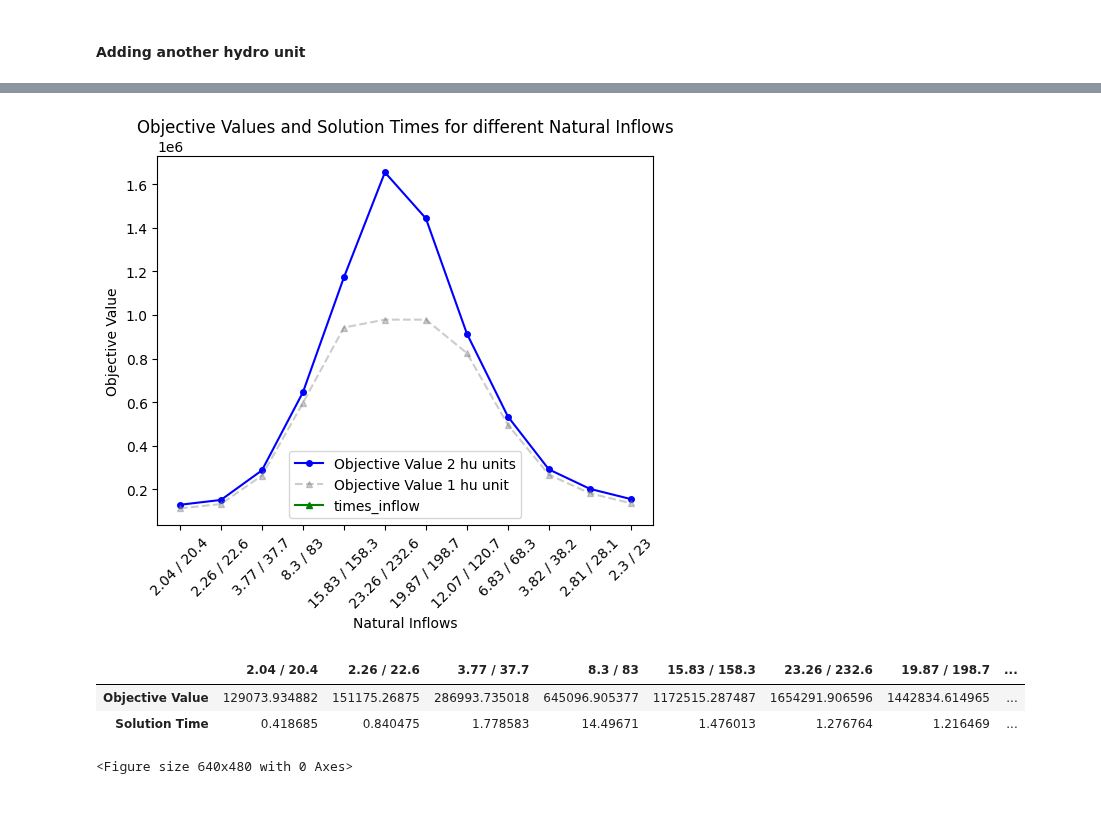
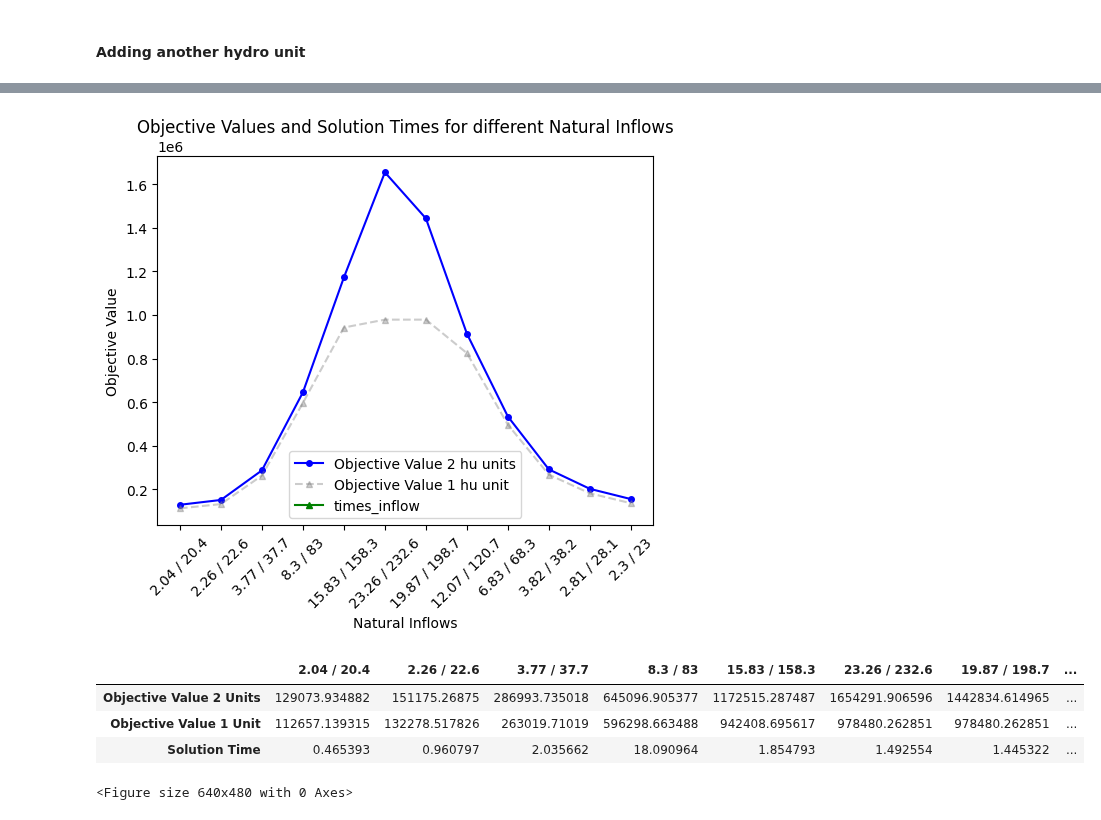
Before and after one commit to FredericWeiss/Seminar-Thesis, a Jupyter notebook: psh.ipynb, the cells around one changed output, grey strips where cells are left out. Cells and saved outputs as stored; diff of their text form; code cells hidden in the pictures.

```diff
--- a/psh.ipynb
+++ b/psh.ipynb
@@ -1268,8 +1215,8 @@ inflow_sensitivity
 <Figure size 640x480 with 0 Axes>
 # %%
 fig, ax = plt.subplots(figsize=(10,6))
-for i in range(len(net_power)):
-    ax.plot(psh_inflow.periods+1, net_power[i], label=x_labels[i])
+for i in range(len(net_power_inflow)):
+    ax.plot(psh_inflow.periods+1, net_power_inflow[i], label=x_labels[i])
 
 ax.set_title('Sensitivity of the Results based on Natural Inflows')
 ax.set_xlabel('Periods')
@@ -1282,4 +1229,6 @@ ax.set_position([box.x0, box.y0, box.width * 0.8, box.height])
 
 # Put a legend to the right of the current axis
 ax.legend(loc='center left', bbox_to_anchor=(1, 0.5))
+
+plt.savefig('Images/inflow_sensitivity.png')
 # %% [output]
@@ -1289,8 +1237,8 @@ ax.legend(loc='center left', bbox_to_anchor=(1, 0.5))
 #### Varying the spillage
 # %%
 # Defining empty lists
-objectice_values = []
-times = []
+objectice_values_spillage = []
+times_spillage = []
 
 # Defining values for the sensitvity analysis
 spillages = np.arange(0,6,1)
@@ -1320,8 +1268,8 @@ for spillage in spillages:
     psh_spillage.solve_model()
 
     # Saving the Results
-    objectice_values.append(psh_spillage.objective_value)
-    times.append(psh_spillage.solve_details.time)
+    objectice_values_spillage.append(psh_spillage.objective_value)
+    times_spillage.append(psh_spillage.solve_details.time)
 
     # Checking if the pumping capabilities of the pumped-storage units are used
     pumping_state = [psh_spillage.ps_state_pump[i,k,t].solution_value for i in psh_spillage.reservoirs for k in psh_spillage.ps_affiliation[i] for t in psh_spillage.periods]
@@ -1330,7 +1278,7 @@ for spillage in spillages:
 # Plotting the results
 fig, ax = plt.subplots()
 
-ax.plot(spillages, objectice_values, marker='o', markersize=4, label='Objective Value', color='blue')
+ax.plot(spillages, objectice_values_spillage, marker='o', markersize=4, label='Objective Value', color='blue')
 
 ax.set_title('Objective Values and Solution Times for different Spillages')
 ax.set_ylabel('Objective Value')
@@ -1345,8 +1293,8 @@ plt.show()
 plt.savefig('Images/spillage.png')
 
 # Showing the results in a table
-spillage_sensitivity = pd.DataFrame(index=['Objective Value', 'Solution Time'], columns=spillages)
-spillage_sensitivity.loc['Objective Value':,] = objectice_values
-spillage_sensitivity.loc['Solution Time':,] = times
-spillage_sensitivity
+sensitivity_spillage = pd.DataFrame(index=['Objective Value', 'Solution Time'], columns=spillages)
+sensitivity_spillage.loc['Objective Value':,] = objectice_values_spillage
+sensitivity_spillage.loc['Solution Time':,] = times_spillage
+sensitivity_spillage
 # %% [output]
@@ -1358,7 +1306,7 @@ spillage_sensitivity
 # %%
 print('Increase in objective values when decreasing the spillage:')
 for i in range(5,0,-1):
-    increase = spillage_sensitivity.loc['Objective Value',i-1] - spillage_sensitivity.loc['Objective Value',i]
+    increase = sensitivity_spillage.loc['Objective Value',i-1] - sensitivity_spillage.loc['Objective Value',i]
     print(f'{i}->{i-1}: {increase}')
 # %% [output]
 Increase in objective values when decreasing the spillage:
@@ -1513,8 +1457,7 @@ The objective vaues is 671303.4742176066 €
 # %%
 # Defining empty lists
 objective_values_inflow_unit = []
-times = []
-net_power = []
+times_inflow_unit = []
 
 # Defining values für the sensitivity analysis
 inflows_lower = [20.4, 22.6, 37.7, 83, 158.3, 232.6, 198.7, 120.7, 68.3, 38.2, 28.1, 23] # From hydrological data from nasir et al
@@ -1536,7 +1479,7 @@ for i in range(len(inflows_lower)):
     # Saving the results
     try:
         objective_values_inflow_unit.append(psh_unit.objective_value)
-        times.append(psh_unit.solve_details.time)
+        times_inflow_unit.append(psh_unit.solve_details.time)
 
     except:
 
@@ -1556,41 +1499,43 @@ for i in range(len(inflows_lower)):
 
         # Saving the results
         objective_values_inflow_unit.append(psh_unit.objective_value)
-        times.append(psh_unit.solve_details.time)
+        times_inflow_unit.append(psh_unit.solve_details.time)
 
 
 # Plotting the results
 fig, ax = plt.subplots()
 
 # Defining the x labels as combination from the inflows by the upper and lower reservoirs
 x_labels = [f'{round(inflows_upper[n],2)} / {round(inflows_lower[n],2)}' for n in range(len(inflows_lower))]
 
 ax.plot(np.arange(12), objective_values_inflow_unit, marker='o', markersize=4, label='Objective Value 2 hu units', color='blue')
 ax.plot(np.arange(12), objective_values_inflow, marker='^', markersize=4, label='Objective Value 1 hu unit', color='gray', alpha=0.4, linestyle='--')
 
 ax.set_title('Objective Values and Solution Times for different Natural Inflows')
 ax.set_ylabel('Objective Value')
 ax.set_xlabel('Natural Inflows')
 ax2.set_ylabel('Solution Time')
 ax.set_xticks(np.arange(12))
 ax.set_xticklabels(x_labels)
 ax.tick_params(axis='x', labelrotation=45)
 
 lines = ax.get_lines() + ax2.get_lines()
 labels = [line.get_label() for line in lines]
 ax.legend(lines, labels)
 
 plt.show()
-plt.savefig('Images/inflows.png')
+plt.savefig('Images/inflows_units.png')
 
 # Showing the results in a table
-inflow_sensitivity_unit = pd.DataFrame(index=['Objective Value', 'Solution Time'], columns=x_labels)
-inflow_sensitivity_unit.loc['Objective Value':,] = objective_values_inflow_unit
-inflow_sensitivity_unit.loc['Solution Time':,] = times
-inflow_sensitivity_unit
+sensitivity_inflow_unit = pd.DataFrame(index=['Objective Value 2 Units', 'Objective Value 1 Unit', 'Solution Time'], columns=x_labels)
+sensitivity_inflow_unit.loc['Objective Value 2 Units':,] = objective_values_inflow_unit
+sensitivity_inflow_unit.loc['Objective Value 1 Unit':,] = objective_values_inflow
+sensitivity_inflow_unit.loc['Solution Time':,] = times_inflow_unit
+sensitivity_inflow_unit
 # %% [output]
 [figure]
 |  | 2.04 / 20.4 | 2.26 / 22.6 | 3.77 / 37.7 | 8.3 / 83 | 15.83 / 158.3 | 23.26 / 232.6 | 19.87 / 198.7 | ... |
-| Objective Value | 129073.934882 | 151175.26875 | 286993.735018 | 645096.905377 | 1172515.287487 | 1654291.906596 | 1442834.614965 | ... |
-| Solution Time | 0.418685 | 0.840475 | 1.778583 | 14.49671 | 1.476013 | 1.276764 | 1.216469 | ... |
+| Objective Value 2 Units | 129073.934882 | 151175.26875 | 286993.735018 | 645096.905377 | 1172515.287487 | 1654291.906596 | 1442834.614965 | ... |
+| Objective Value 1 Unit | 112657.139315 | 132278.517826 | 263019.71019 | 596298.663488 | 942408.695617 | 978480.262851 | 978480.262851 | ... |
+| Solution Time | 0.465393 | 0.960797 | 2.035662 | 18.090964 | 1.854793 | 1.492554 | 1.445322 | ... |
 <Figure size 640x480 with 0 Axes>
```
Also changed, not shown: parts of 18 cells of this notebook, 6 other files.
